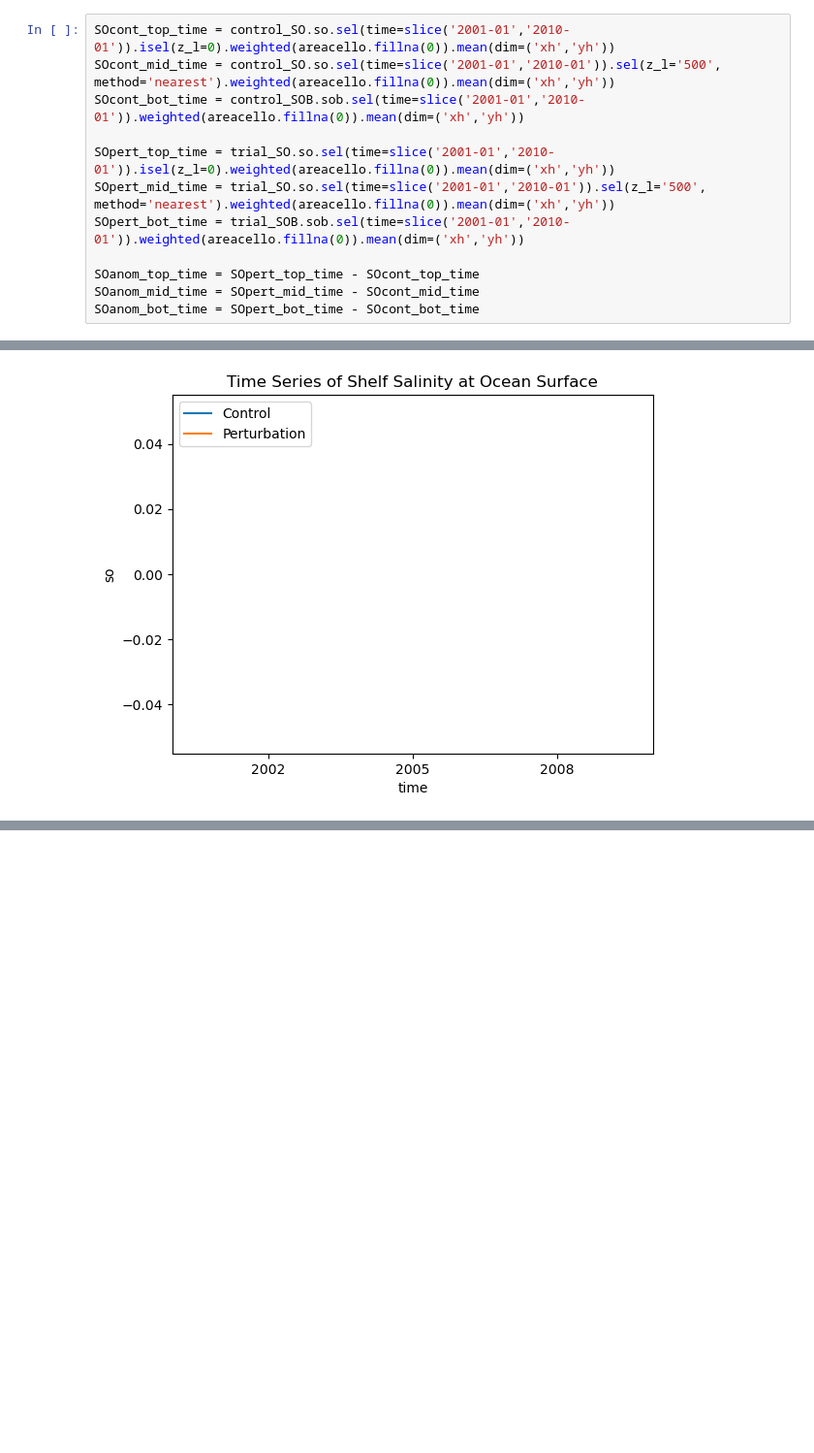
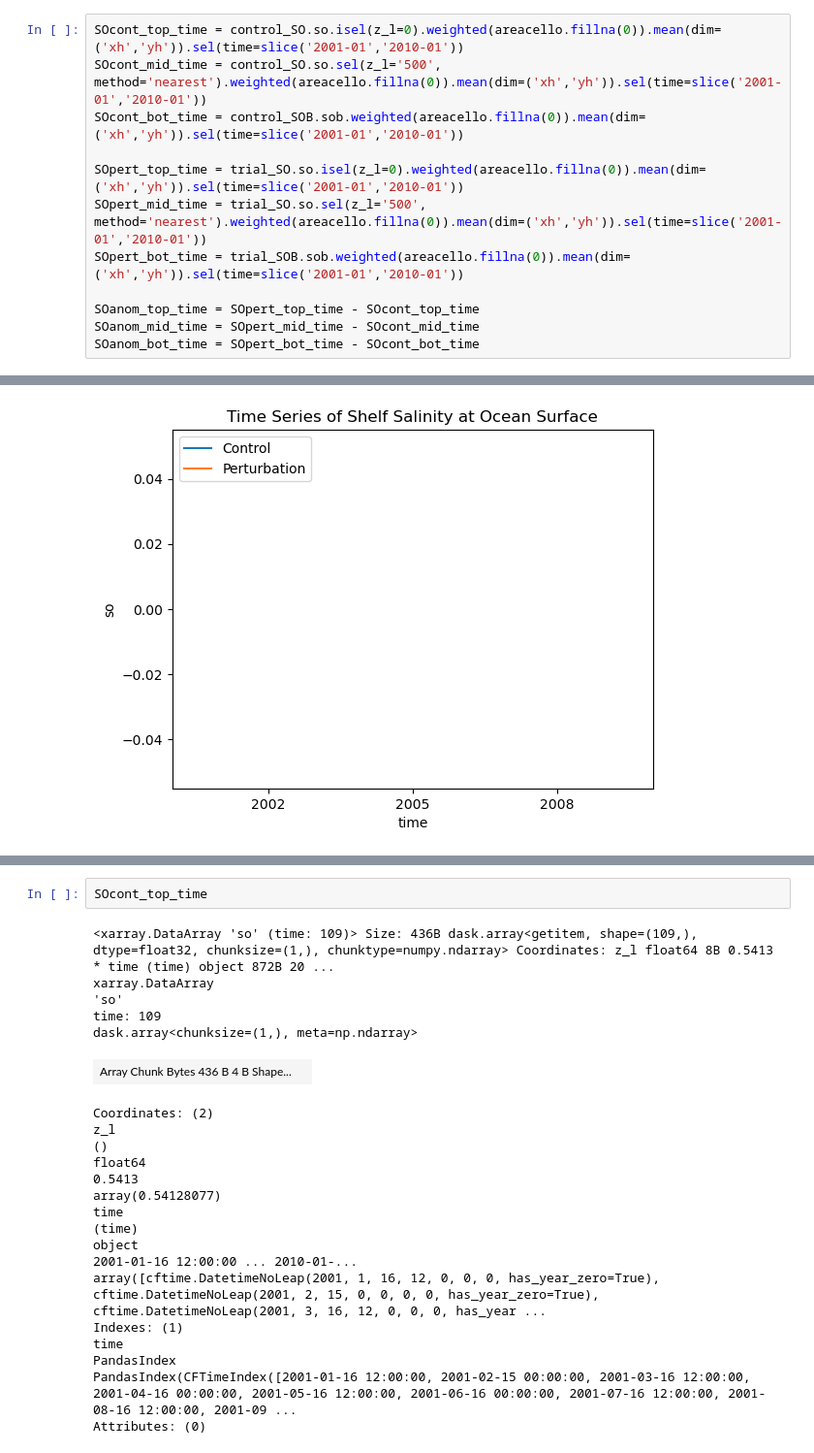
Before and after one commit to adele-morrison/panan-meltwater, a Jupyter notebook: notebooks/salinity_analysis/Panan005Salinity.ipynb, the cells around one changed output, grey strips where cells are left out. Shown at 97% size. Cells and saved outputs as stored; diff of their text form; blank space fills up the shorter version.

```diff
--- a/notebooks/salinity_analysis/Panan005Salinity.ipynb
+++ b/notebooks/salinity_analysis/Panan005Salinity.ipynb
@@ -186,13 +186,13 @@ Consider scattering data ahead of time and using futures.
 # %% [markdown]
 ### Time Series Plots
 # %%
-SOcont_top_time = control_SO.so.sel(time=slice('2001-01','2010-01')).isel(z_l=0).weighted(areacello.fillna(0)).mean(dim=('xh','yh'))
-SOcont_mid_time = control_SO.so.sel(time=slice('2001-01','2010-01')).sel(z_l='500', method='nearest').weighted(areacello.fillna(0)).mean(dim=('xh','yh'))
-SOcont_bot_time = control_SOB.sob.sel(time=slice('2001-01','2010-01')).weighted(areacello.fillna(0)).mean(dim=('xh','yh'))
+SOcont_top_time = control_SO.so.isel(z_l=0).weighted(areacello.fillna(0)).mean(dim=('xh','yh')).sel(time=slice('2001-01','2010-01'))
+SOcont_mid_time = control_SO.so.sel(z_l='500', method='nearest').weighted(areacello.fillna(0)).mean(dim=('xh','yh')).sel(time=slice('2001-01','2010-01'))
+SOcont_bot_time = control_SOB.sob.weighted(areacello.fillna(0)).mean(dim=('xh','yh')).sel(time=slice('2001-01','2010-01'))
 
-SOpert_top_time = trial_SO.so.sel(time=slice('2001-01','2010-01')).isel(z_l=0).weighted(areacello.fillna(0)).mean(dim=('xh','yh'))
-SOpert_mid_time = trial_SO.so.sel(time=slice('2001-01','2010-01')).sel(z_l='500', method='nearest').weighted(areacello.fillna(0)).mean(dim=('xh','yh'))
-SOpert_bot_time = trial_SOB.sob.sel(time=slice('2001-01','2010-01')).weighted(areacello.fillna(0)).mean(dim=('xh','yh'))
+SOpert_top_time = trial_SO.so.isel(z_l=0).weighted(areacello.fillna(0)).mean(dim=('xh','yh')).sel(time=slice('2001-01','2010-01'))
+SOpert_mid_time = trial_SO.so.sel(z_l='500', method='nearest').weighted(areacello.fillna(0)).mean(dim=('xh','yh')).sel(time=slice('2001-01','2010-01'))
+SOpert_bot_time = trial_SOB.sob.weighted(areacello.fillna(0)).mean(dim=('xh','yh')).sel(time=slice('2001-01','2010-01'))
 
 SOanom_top_time = SOpert_top_time - SOcont_top_time
 SOanom_mid_time = SOpert_mid_time - SOcont_mid_time
@@ -273,0 +286,25 @@ plt.title("Time Series of Shelf Salinity at Ocean Floor")
+# %%
+SOcont_top_time
+# %% [output]
+<xarray.DataArray 'so' (time: 109)> Size: 436B dask.array<getitem, shape=(109,), dtype=float32, chunksize=(1,), chunktype=numpy.ndarray> Coordinates: z_l float64 8B 0.5413 * time (time) object 872B 20 ...
+xarray.DataArray
+'so'
+time: 109
+dask.array<chunksize=(1,), meta=np.ndarray>
+| Array Chunk Bytes 436 B 4 B Shape... |  |
+Coordinates: (2)
+z_l
+()
+float64
+0.5413
+array(0.54128077)
+time
+(time)
+object
+2001-01-16 12:00:00 ... 2010-01-...
+array([cftime.DatetimeNoLeap(2001, 1, 16, 12, 0, 0, 0, has_year_zero=True), cftime.DatetimeNoLeap(2001, 2, 15, 0, 0, 0, 0, has_year_zero=True), cftime.DatetimeNoLeap(2001, 3, 16, 12, 0, 0, 0, has_year ...
+Indexes: (1)
+time
+PandasIndex
+PandasIndex(CFTimeIndex([2001-01-16 12:00:00, 2001-02-15 00:00:00, 2001-03-16 12:00:00, 2001-04-16 00:00:00, 2001-05-16 12:00:00, 2001-06-16 00:00:00, 2001-07-16 12:00:00, 2001-08-16 12:00:00, 2001-09 ...
+Attributes: (0)
```
Also changed, not shown: parts of 9 cells of this notebook.
